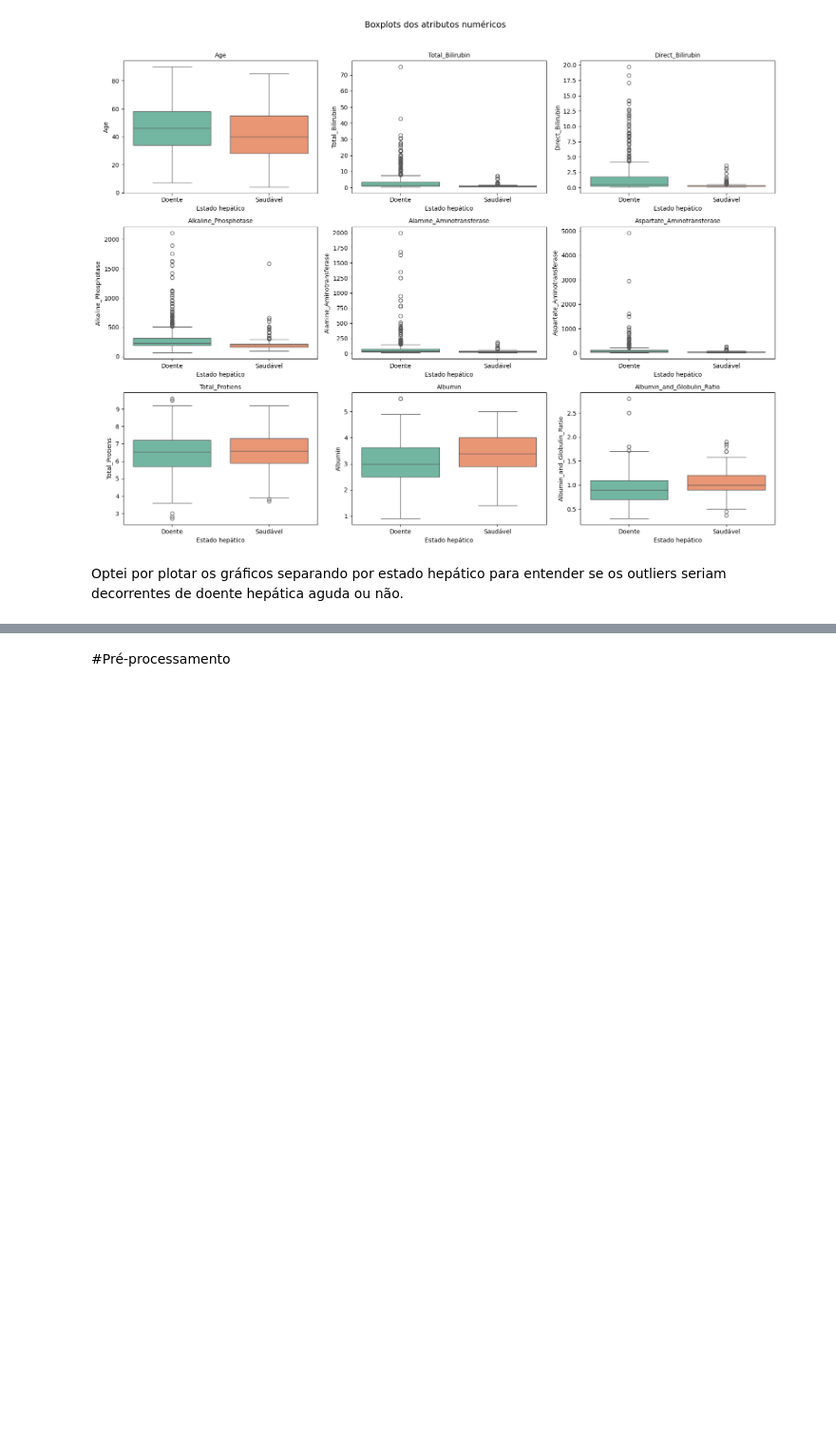
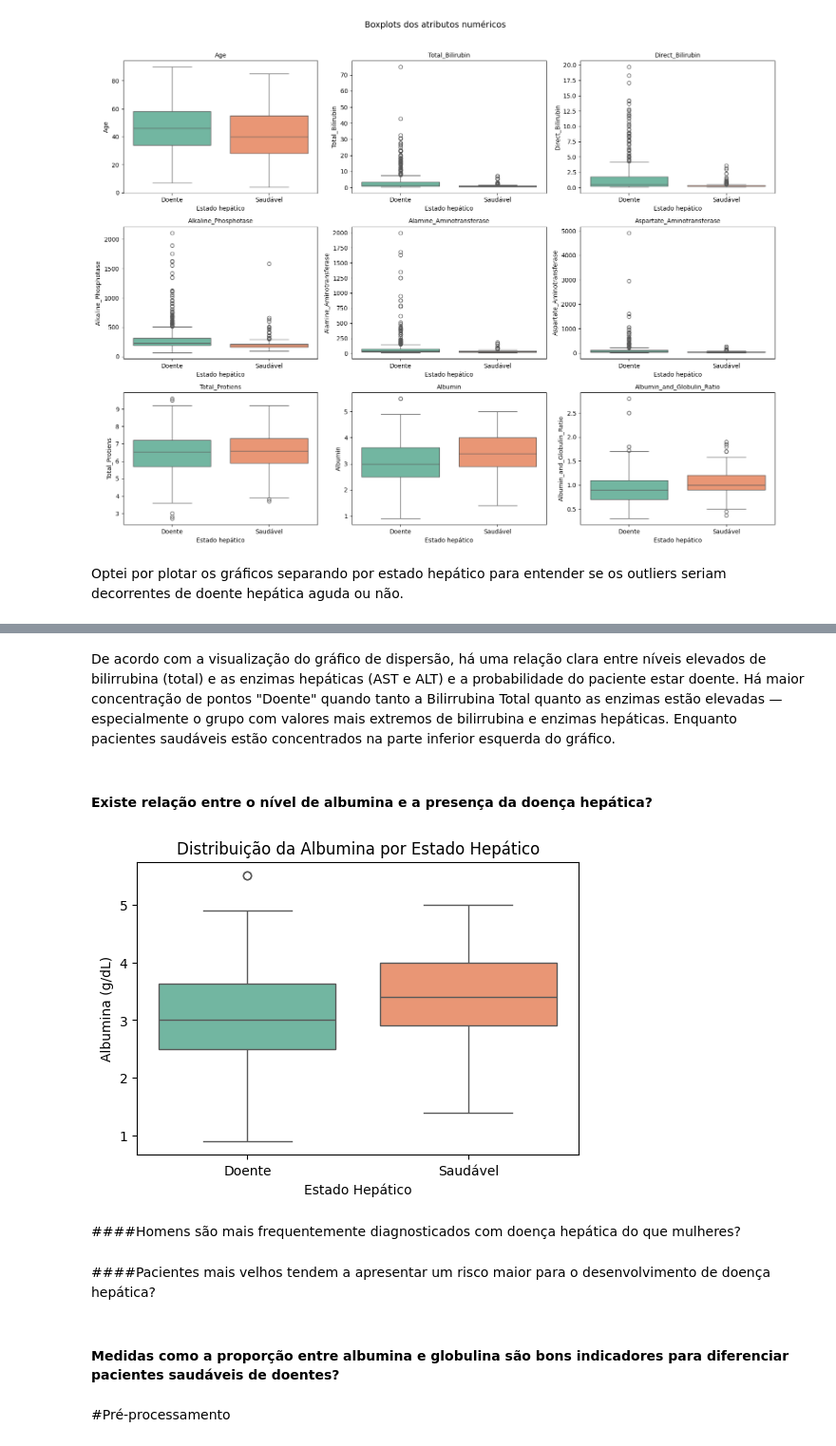
Before and after one commit to paulaRMachado/PUC-RIO-DTSC-MVP2, a Jupyter notebook: PUC_MVP_2.ipynb, the cells around one changed output, grey strips where cells are left out. Shown at 95% size. Saved outputs shown, nothing was run; the diff lists cells and outputs as text; code cells hidden in the pictures; blank space fills up the shorter version.

```diff
--- a/PUC_MVP_2.ipynb
+++ b/PUC_MVP_2.ipynb
@@ -200,3 +229,29 @@ Optei por plotar os gráficos separando por estado hepático para entender se os
+# %% [markdown]
+De acordo com a visualização do gráfico de dispersão, há uma relação clara entre níveis elevados de bilirrubina (total) e as enzimas hepáticas (AST e ALT) e a probabilidade do paciente estar doente. Há maior concentração de pontos "Doente" quando tanto a Bilirrubina Total quanto as enzimas estão elevadas — especialmente o grupo com valores mais extremos de bilirrubina e enzimas hepáticas. Enquanto pacientes saudáveis estão concentrados na parte inferior esquerda do gráfico.
+# %% [markdown]
+#### Existe relação entre o nível de albumina e a presença da doença hepática?
+# %%
+plt.figure(figsize=(6,4))
+sns.boxplot(
+    data=bronze,
+    x='Estado hepático',
+    y='Albumin',
+    hue='Estado hepático',  # agora o hue recebe a mesma variável
+    palette='Set2',
+    legend=False             # desativa a legenda repetida
+)
+plt.title('Distribuição da Albumina por Estado Hepático')
+plt.ylabel('Albumina (g/dL)')
+plt.xlabel('Estado Hepático')
+plt.show()
+# %% [output]
+[figure, added]
+# %% [markdown]
+####Homens são mais frequentemente diagnosticados com doença hepática do que mulheres?
+# %% [markdown]
+####Pacientes mais velhos tendem a apresentar um risco maior para o desenvolvimento de doença hepática?
+# %% [markdown]
+#### Medidas como a proporção entre albumina e globulina são bons indicadores para diferenciar pacientes saudáveis de doentes?
 # %%
 bronze = bronze.drop(columns=['Estado hepático'])
 # %% [markdown]
```
Also changed, not shown: parts of 11 cells of this notebook.
